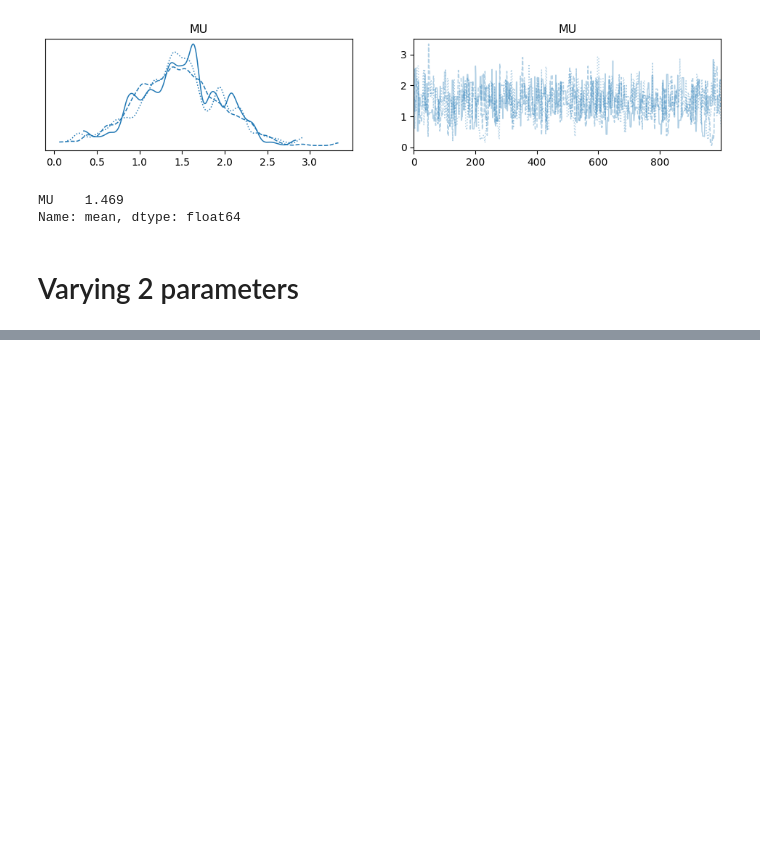
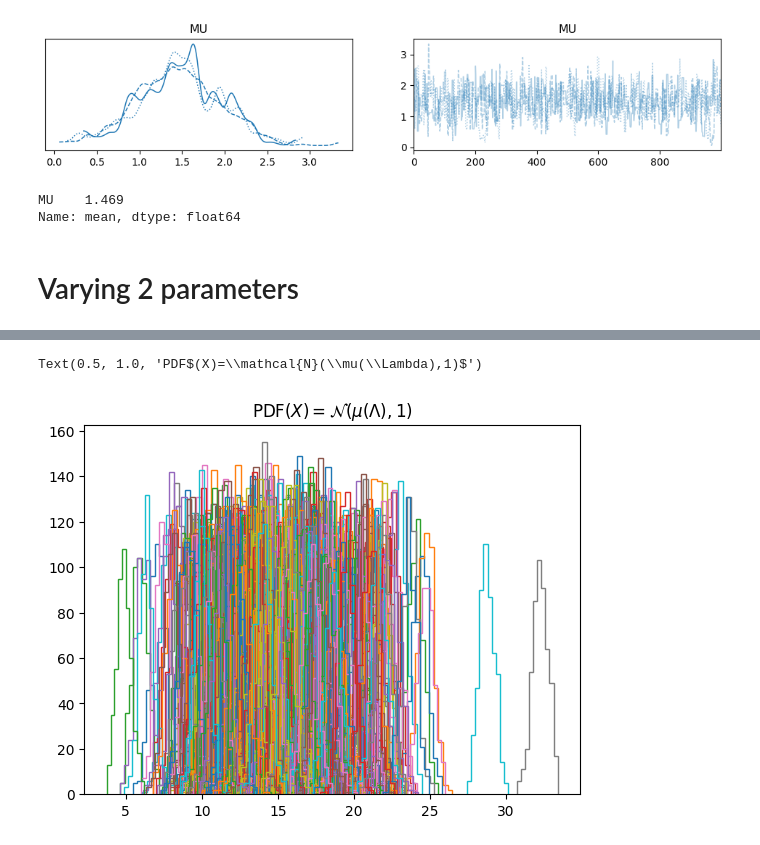
Before and after one commit to SSingh087/test-hierarchical-model, a Jupyter notebook: test-toy-HM/test-toy-HM.ipynb, the cells around one changed output, grey strips where cells are left out. Cells and saved outputs as stored; diff of their text form; code cells hidden in the pictures; blank space fills up the shorter version.

```diff
--- a/test-toy-HM/test-toy-HM.ipynb
+++ b/test-toy-HM/test-toy-HM.ipynb
@@ -200,0 +218,13 @@ Name: mean, dtype: float64
+# %%
+X = np.empty((LEN_HYPERPARAM, LEN_DATA))
+for i in range(LEN_HYPERPARAM):
+    X[i] = (st.norm(loc=LAMBDA[i], scale=.5).rvs(size=LEN_DATA))
+# %%
+# large number of data sets can lead to a messy plot
+for i in range(LEN_HYPERPARAM):
+    plt.hist(X[i], fill=False, histtype='step', label=i)
+#plt.legend()
+plt.title(r'PDF$(X)=\mathcal{N}(\mu(\Lambda),1)$')
+# %% [output]
+Text(0.5, 1.0, 'PDF$(X)=\\mathcal{N}(\\mu(\\Lambda),1)$')
+[figure, added]
```
Also changed, not shown: parts of 13 cells of this notebook.
